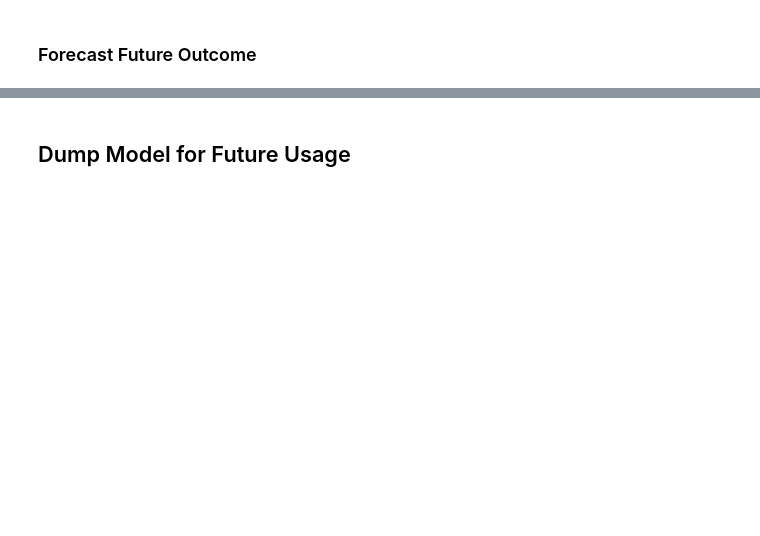
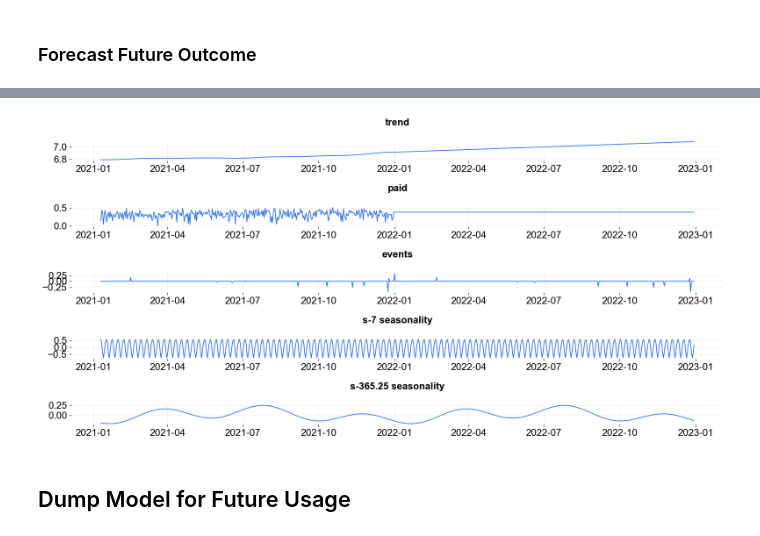
Before and after one commit to edwinnglabs/karpiu, a Jupyter notebook: docs/examples/quickstart.ipynb, the cells around one changed output, grey strips where cells are left out. Drawn from its saved outputs; the diff is of its cells as text; code cells hidden in the pictures; blank space fills up the shorter version.

```diff
--- a/docs/examples/quickstart.ipynb
+++ b/docs/examples/quickstart.ipynb
@@ -185,3 +206,17 @@ Note that this is a non-seasonal model. To model seasonalities and events, check
+# %%
+plot_predicted_components(
+    predicted_df=pred_df[-720:],
+    date_col="date",
+    plot_components=[
+        "trend",
+        "paid",
+        "events",
+        "s-7 seasonality",
+        "s-365.25 seasonality",
+    ],
+);
+# %% [output]
+[figure, added]
 # %% [markdown]
 ## Dump Model for Future Usage
 # %%
```
Also changed, not shown: parts of 22 cells of this notebook, 13 other files.
